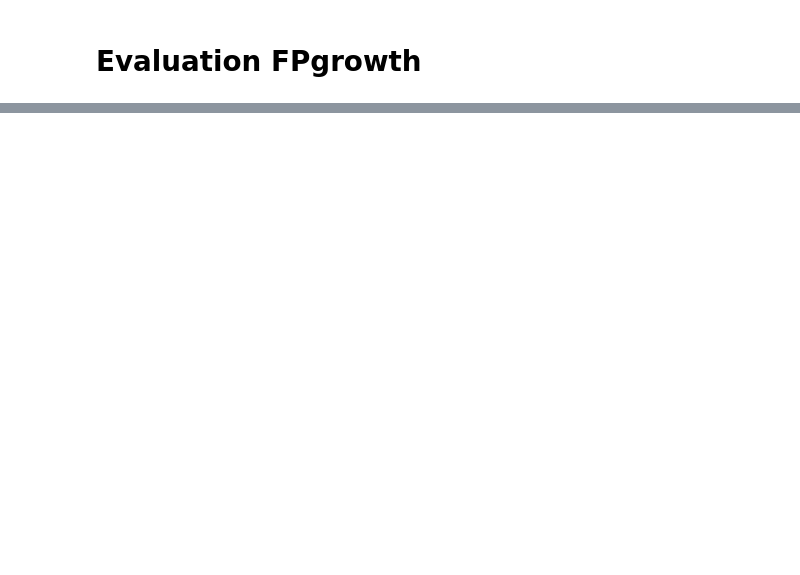
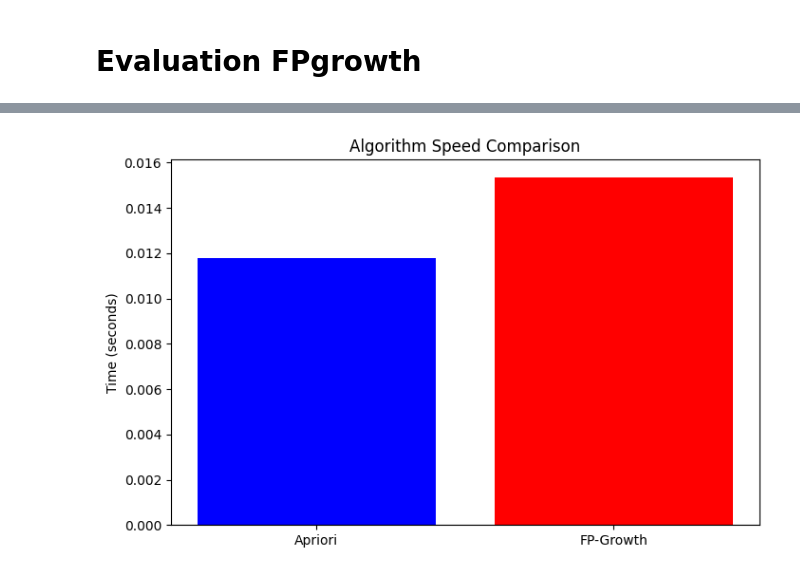
Before and after one commit to elgazar04/BI-Project, a Jupyter notebook: Assosiation Rule/Model/Models.ipynb, the cells around one changed output, grey strips where cells are left out. Cells and saved outputs as stored; diff of their text form; code cells hidden in the pictures; blank space fills up the shorter version.

```diff
--- a/Assosiation Rule/Model/Models.ipynb
+++ b/Assosiation Rule/Model/Models.ipynb
@@ -169,0 +170,24 @@ rules_fp[["antecedents", "consequents", "support", "confidence", "lift"]].head(1
+# %%
+# Compare execution time and results
+import time
+
+# Test Apriori speed
+start = time.time()
+freq_ap = apriori(data_transaction, min_support=0.05, use_colnames=True)
+rules_ap = association_rules(freq_ap, metric="lift", min_threshold=1.0)
+apriori_time = time.time() - start
+
+# Test FP-Growth speed
+start = time.time()
+freq_fp = fpgrowth(data_transaction, min_support=0.05, use_colnames=True)
+rules_fp = association_rules(freq_fp, metric="lift", min_threshold=1.0)
+fpgrowth_time = time.time() - start
+
+print("Comparison Results:")
+print("-" * 50)
+print(f"Apriori Time: {apriori_time:.3f} seconds")
+print(f"FP-Growth Time: {fpgrowth_time:.3f} seconds")
+print(f"\nApriori Rules: {len(rules_ap)}")
+print(f"FP-Growth Rules: {len(rules_fp)}")
+print(f"\nAverage Confidence (Apriori): {rules_ap['confidence'].mean():.3f}")
+print(f"Average Confidence (FP-Growth): {rules_fp['confidence'].mean():.3f}")
@@ -169,0 +205,9 @@ rules_fp[["antecedents", "consequents", "support", "confidence", "lift"]].head(1
+# %%
+# Plot execution time
+plt.figure(figsize=(8, 5))
+plt.bar(['Apriori', 'FP-Growth'], [apriori_time, fpgrowth_time], color=['blue', 'red'])
+plt.ylabel('Time (seconds)')
+plt.title('Algorithm Speed Comparison')
+plt.show()
+# %% [output]
+[figure, added]
```
Also changed, not shown: parts of 9 cells of this notebook, 3 other files.
